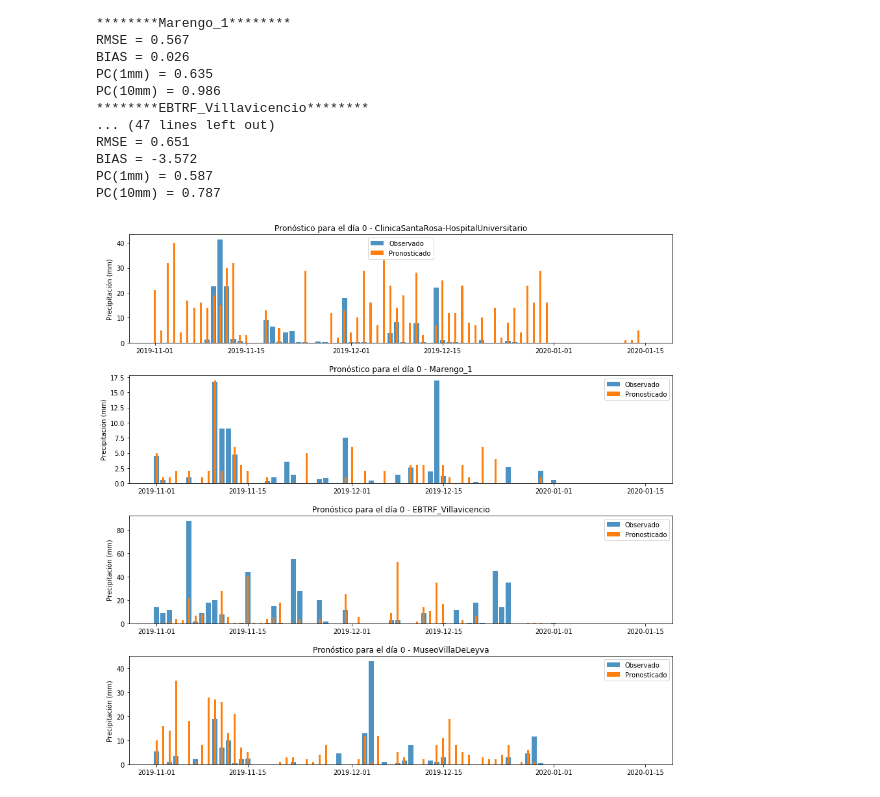
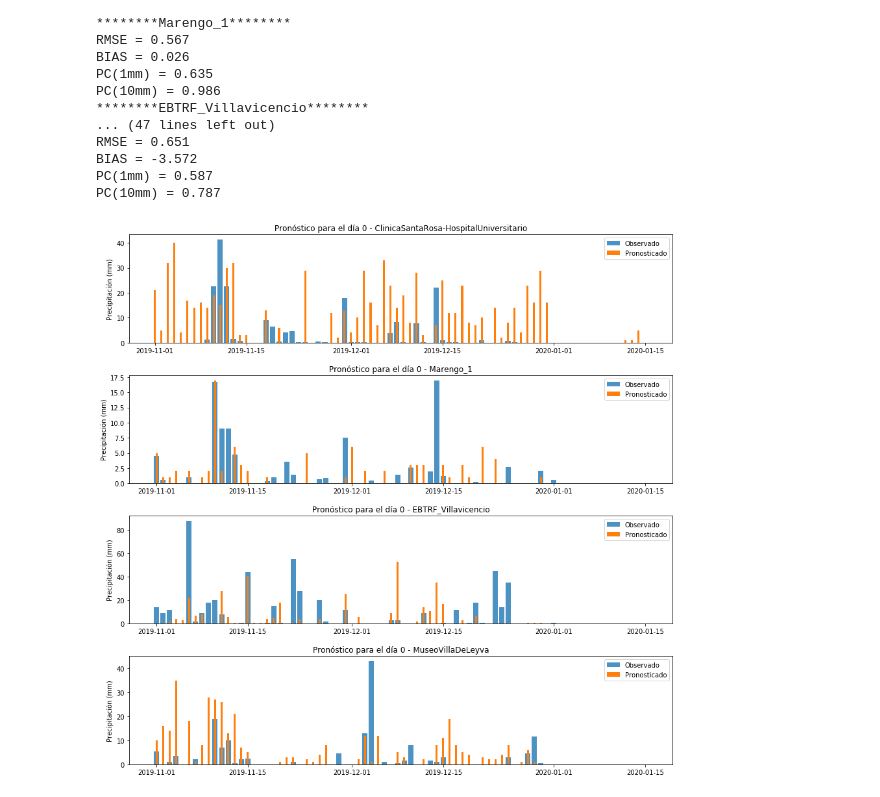
Before and after one commit to daquinterop/forecast_verification, a Jupyter notebook: verification.ipynb, the cells around one changed output. Drawn from its saved outputs; the diff is of its cells as text; code cells hidden in the pictures.

Commit message:
Plots were added

```diff
--- a/verification.ipynb
+++ b/verification.ipynb
@@ -129,27 +129,27 @@ PC(10mm) = 0.787
 # %%
 day = 0
 fig, ax = plt.subplots(nrows=4, ncols=1, figsize=(15,15))
 plt.subplots_adjust(hspace=0.3)
 for n, point in enumerate(obs.keys()):
     OBS = []; FOR = []
     for date in forecast_daily[day].index:
         try:
             OBS.append(obs[point].loc[date]['Valor'])
         except KeyError:
             OBS.append(np.nan)
         try:
             FOR.append(forecast_daily[day].loc[date][point])
         except KeyError:
             FOR.append(np.nan)
     x = forecast_daily[day].index
     ax[n].bar(x, OBS, alpha=0.8, label='Observado')
     ax[n].bar(x, FOR, width=0.3, label='Pronosticado')
     ax[n].set_ylabel('Precipitación (mm)')
-    ax[n].legend()
+    ax[n].legend(loc=1)
     ax[n].set_title('Pronóstico para el día {} - {}'.format(day, point))
 plt.show()
 # %% [output]
-[figure, old version]
+[figure, new version]
 # %%
 day = 1
 fig, ax = plt.subplots(nrows=4, ncols=1, figsize=(15,15))
```
Also changed, not shown: parts of 2 cells of this notebook.
